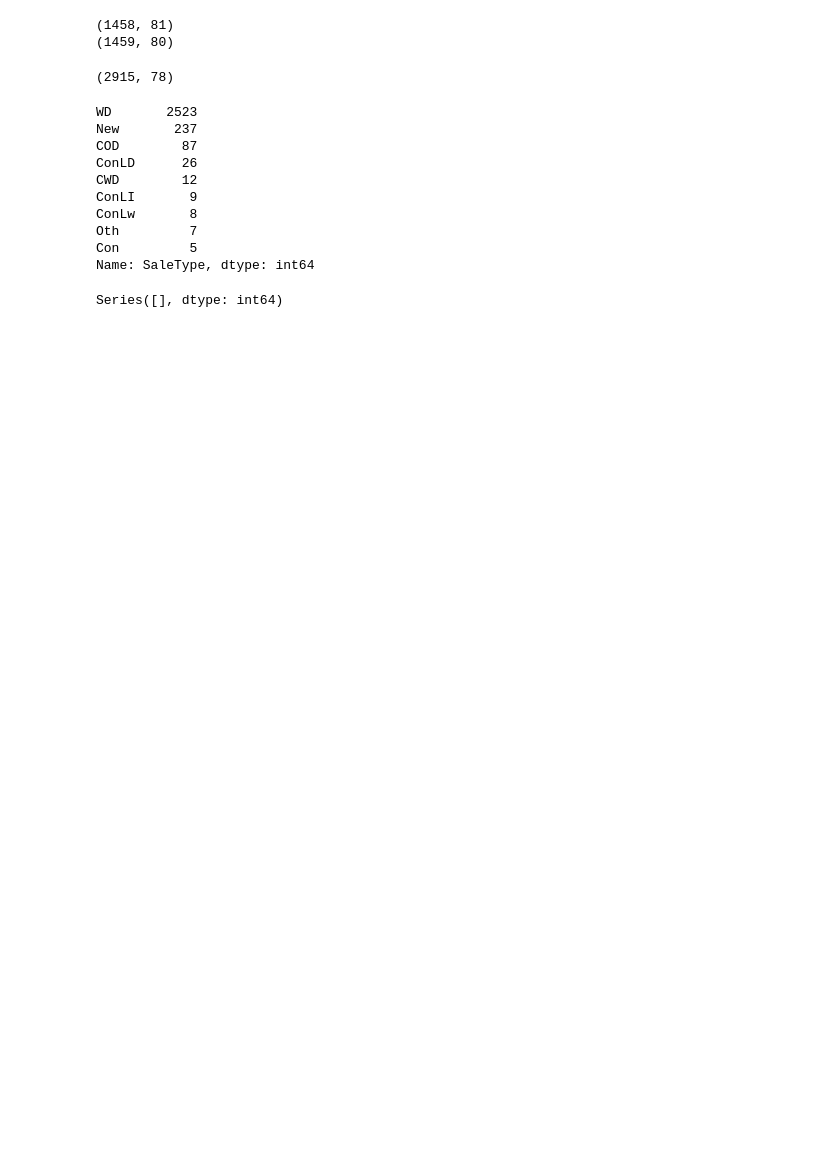
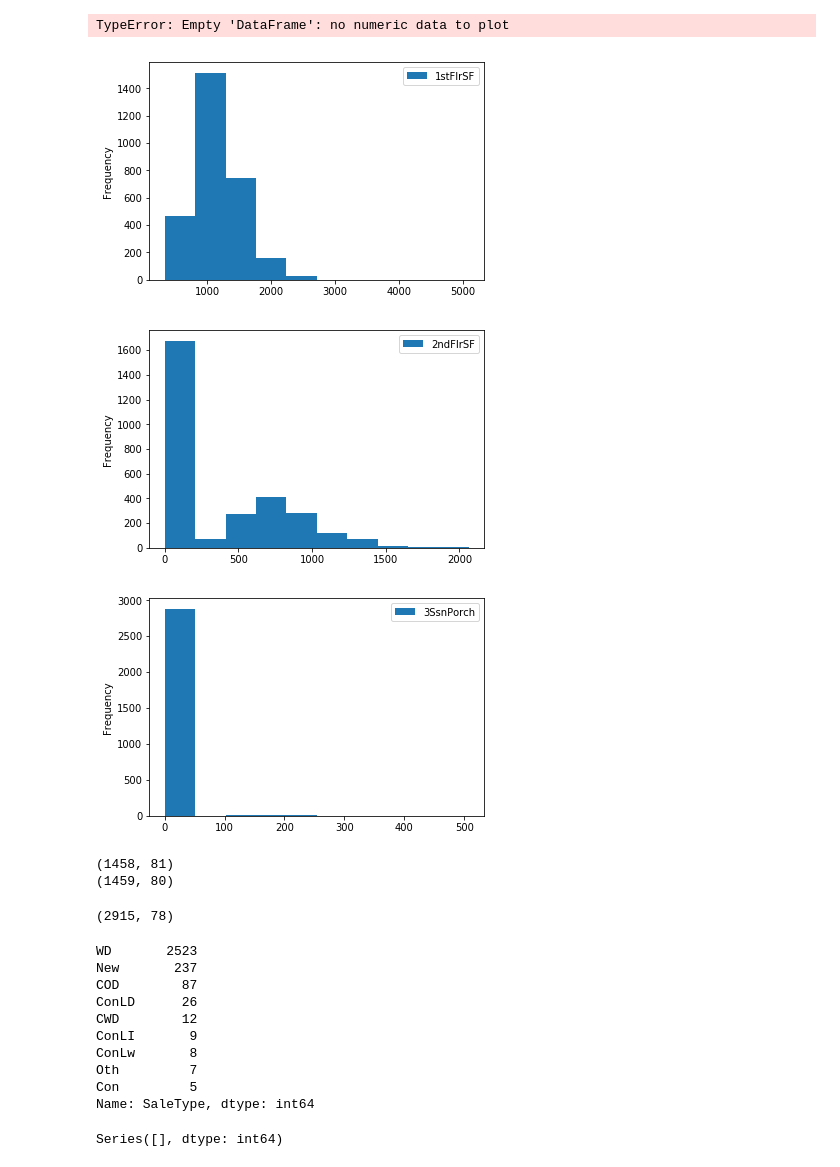
Before and after one commit to wowChelios/AmesHousing_ML, a Jupyter notebook: EDA_RegularizedRegression.ipynb, the cells around one changed output. Drawn from its saved outputs; the diff is of its cells as text; code cells hidden in the pictures; blank space fills up the shorter version.

```diff
--- a/EDA_RegularizedRegression.ipynb
+++ b/EDA_RegularizedRegression.ipynb
@@ -20,3 +21,4 @@ warnings.warn = ignore_warn
 org_df = pd.read_csv("data/train.csv")
 test_df = pd.read_csv("data/test.csv")
 sample = pd.read_csv("data/sample_submission.csv")
+features_df = pd.read_csv("features_df.csv")
@@ -35,0 +53,8 @@ org_df = org_df.loc[org_df["GrLivArea"] < 4500]
+# %%
+for i in range(0,len(features_df.columns)):
+    features_df[[features_df.columns[i]]].plot.hist()
+# %% [output]
+TypeError: Empty 'DataFrame': no numeric data to plot
+[figure, added]
+[figure, added]
+[figure, added]
```
Also changed, not shown: parts of 75 cells of this notebook, 9 other files.
